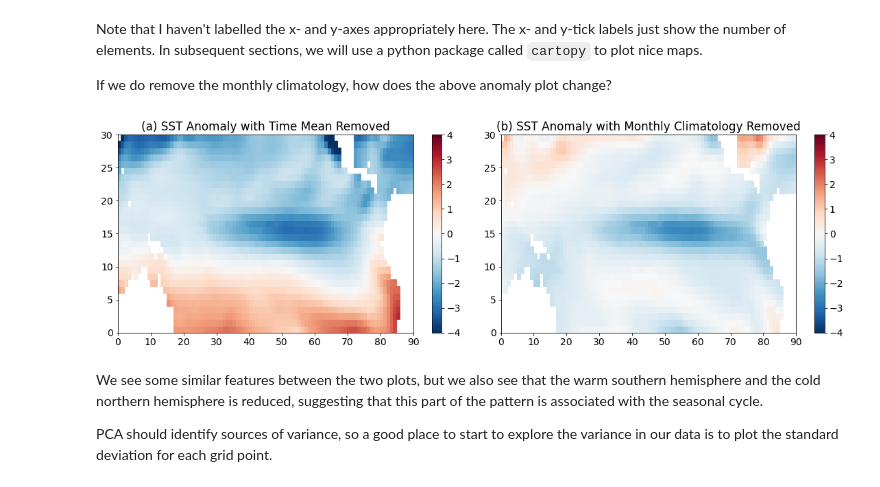
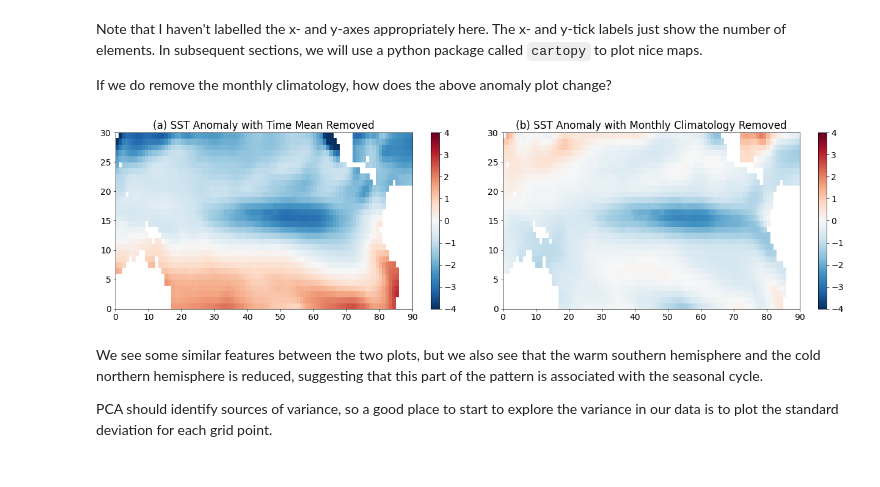
Before and after one commit to kls2177/Climate-and-Geophysical-Data-Analysis, a Jupyter notebook: _sources/chapters/Week7/Intro_to_PCA.ipynb, the cells around one changed output. Cells and saved outputs as stored; diff of their text form; code cells hidden in the pictures.

```diff
--- a/_sources/chapters/Week7/Intro_to_PCA.ipynb
+++ b/_sources/chapters/Week7/Intro_to_PCA.ipynb
@@ -166,21 +166,21 @@ ssta_pac_noseasons = np.reshape(sst_pac,(70,12,sst_pac.shape[1],sst_pac.shape[2]
 ssta_pac_noseasons = np.reshape(ssta_pac_noseasons,(70*12,sst_pac.shape[1],sst_pac.shape[2]))
 # %%
 # visualize the region we're working with
-plt.figure(figsize=(16,5))
+plt.figure(figsize=(18,5))
 plt.subplot(1,2,1)
 plt.pcolormesh(ssta_pac[0,:,:],cmap = "RdBu_r")
 plt.clim(-4,4)
 plt.colorbar()
 plt.title("(a) SST Anomaly with Time Mean Removed")
 
 plt.subplot(1,2,2)
 plt.pcolormesh(ssta_pac_noseasons[0,:,:],cmap = "RdBu_r")
 plt.clim(-4,4)
 plt.colorbar()
 plt.title("(b) SST Anomaly with Monthly Climatology Removed")
 plt.tight_layout()
 # %% [output]
-[figure, old version]
+[figure, new version]
 # %% [markdown]
 We see some similar features between the two plots, but we also see that the warm southern hemisphere and the cold northern hemisphere is reduced, suggesting that this part of the pattern is associated with the seasonal cycle.
 
```
Also changed, not shown: parts of 2 cells of this notebook, 4 other files.
